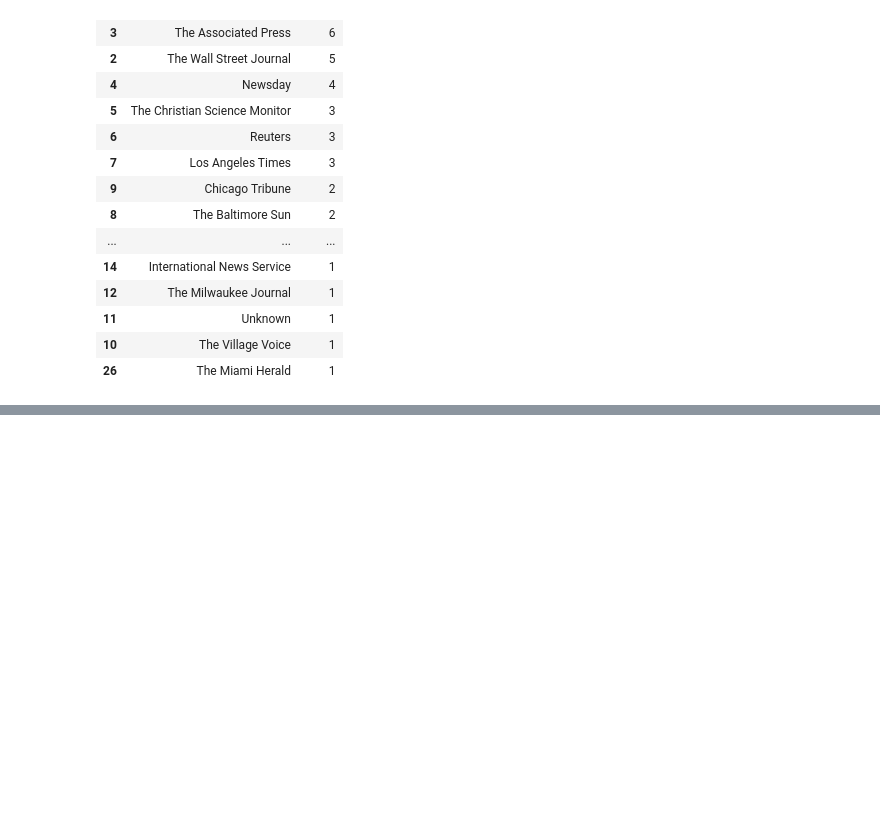
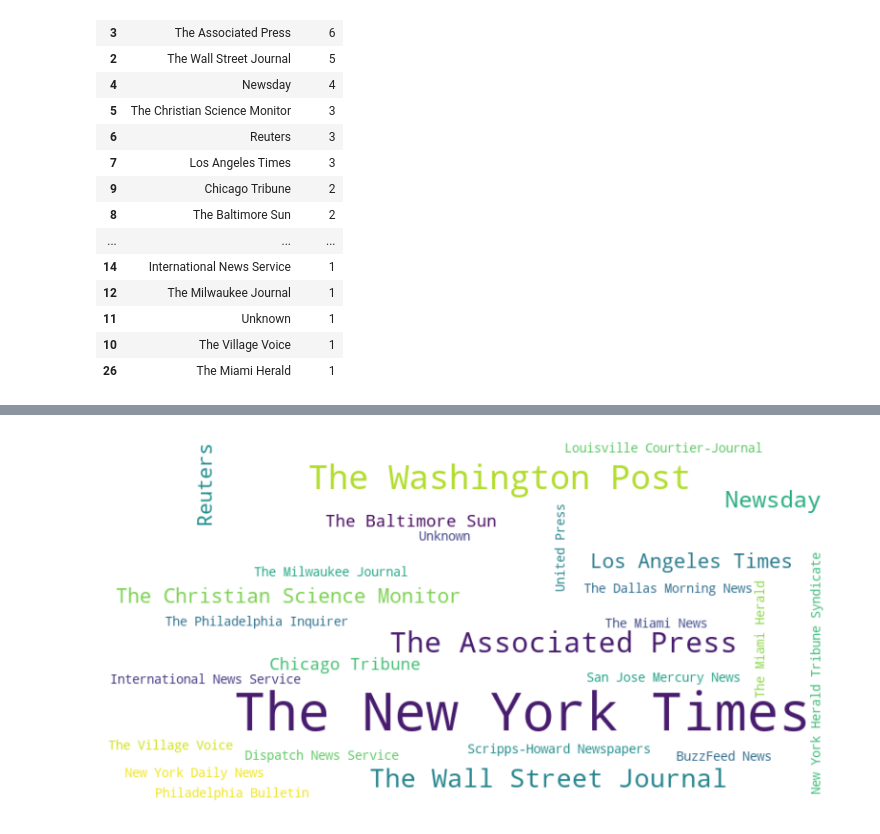
Before and after one commit to shuoshuobar/pulitzer-prize, a Jupyter notebook: Pulitzer Prize.ipynb, the cells around one changed output, grey strips where cells are left out. Drawn from its saved outputs; the diff is of its cells as text; code cells hidden in the pictures; blank space fills up the shorter version.

```diff
--- a/Pulitzer Prize.ipynb
+++ b/Pulitzer Prize.ipynb
@@ -270,0 +305,48 @@ df_tenyears_major_events
+# %%
+#!/usr/bin/env python
+
+import os
+from wordcloud import WordCloud
+import matplotlib.pyplot as plt
+
+# 假设你已经将数据存储在一个字典中
+news_org_counts = {
+    "The New York Times": 30,
+    "The Washington Post": 9,
+    "The Wall Street Journal": 5,
+    "The Associated Press": 6,
+    "Newsday": 4,
+    "The Christian Science Monitor": 3,
+    "Reuters": 3,
+    "Los Angeles Times": 3,
+    "The Baltimore Sun": 2,
+    "Chicago Tribune": 2,
+    "The Village Voice": 1,
+    "Unknown": 1,
+    "The Milwaukee Journal": 1,
+    "Scripps-Howard Newspapers": 1,
+    "International News Service": 1,
+    "United Press": 1,
+    "New York Daily News": 1,
+    "New York Herald Tribune Syndicate": 1,
+    "The Miami News": 1,
+    "Philadelphia Bulletin": 1,
+    "Dispatch News Service": 1,
+    "The Philadelphia Inquirer": 1,
+    "Louisville Courtier-Journal": 1,
+    "BuzzFeed News": 1,
+    "San Jose Mercury News": 1,
+    "The Dallas Morning News": 1,
+    "The Miami Herald": 1,
+}
+
+# 生成词云
+wordcloud = WordCloud(width=800, height=400, background_color='white').generate_from_frequencies(news_org_counts)
+
+# 显示词云
+plt.figure(figsize=(10, 5))
+plt.imshow(wordcloud, interpolation="bilinear")
+plt.axis("off")
+plt.show()
+# %% [output]
+[figure, added]
```
Also changed, not shown: parts of 12 cells of this notebook.
